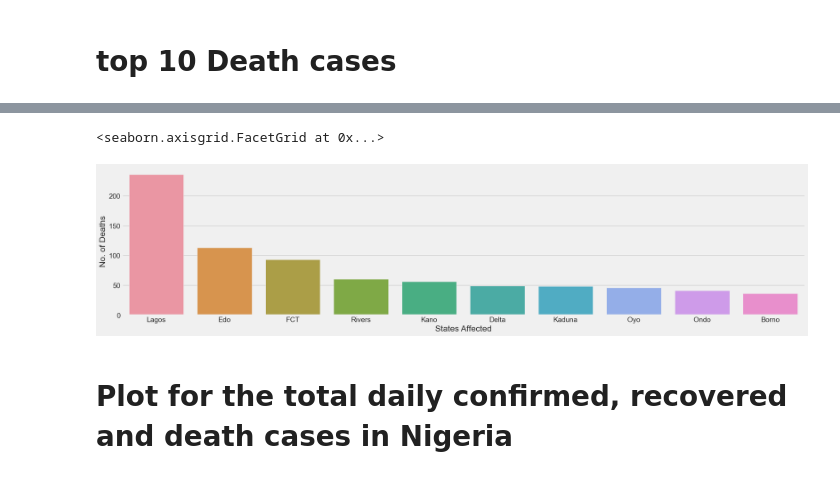
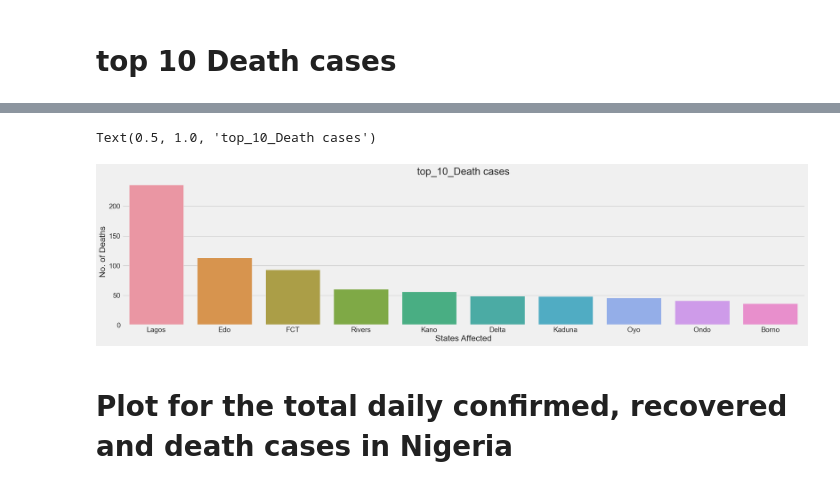
Before and after one commit to Ustacky-dev/Nigeria-COVID-19-Data-Analysis-Using-Python, a Jupyter notebook: My_Capstone Project-Copy1.ipynb, the cells around one changed output, grey strips where cells are left out. Saved outputs shown, nothing was run; the diff lists cells and outputs as text; code cells hidden in the pictures.

```diff
--- a/My_Capstone Project-Copy1.ipynb
+++ b/My_Capstone Project-Copy1.ipynb
@@ -1128,9 +1040,10 @@ top_10_Death
 | 19 | Borno | 778 | 37 | 705 | 36 |
 # %%
 sns.catplot(kind = 'bar', data = top_10_Death, x = 'States Affected', y = 'No. of Deaths', aspect = 4)
+plt.title('top_10_Death cases')
 # %% [output]
-<seaborn.axisgrid.FacetGrid at 0x...>
+Text(0.5, 1.0, 'top_10_Death cases')
-[figure, old version]
+[figure, new version]
 # %% [markdown]
 # Plot for the total daily confirmed, recovered and death cases in Nigeria
 # %%
```
Also changed, not shown: parts of 79 cells of this notebook.
